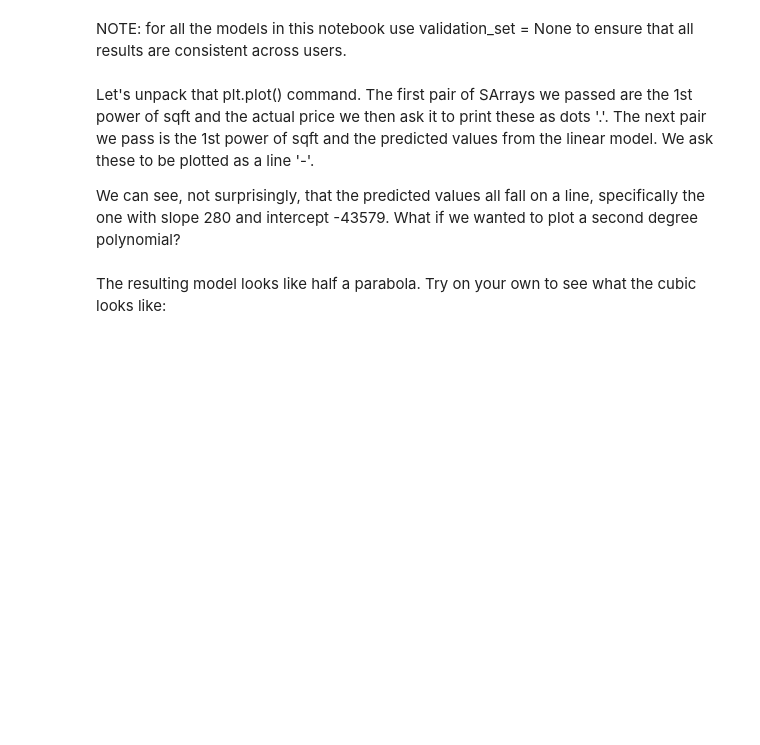
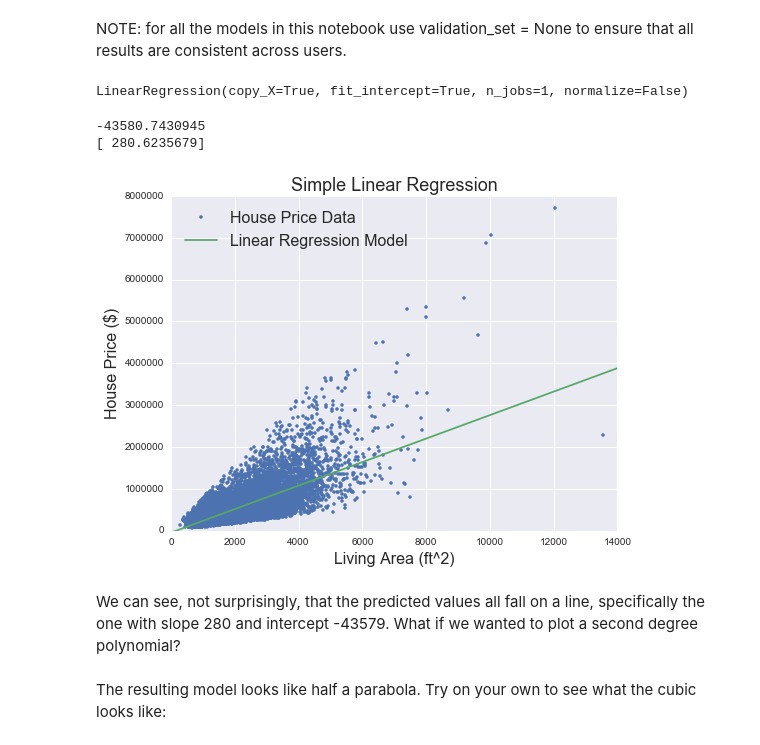
Before and after one commit to Santana9937/Coursera_ML_Specialization, a Jupyter notebook: Week_3_Assessing_Performance/assign_1_polynomial-regression.ipynb, the cells around one changed output. Drawn from its saved outputs; the diff is of its cells as text; code cells hidden in the pictures; blank space fills up the shorter version.

Commit message:
Finished Lin Reg w/ 1 feature and plot of this model

```diff
--- a/Week_3_Assessing_Performance/assign_1_polynomial-regression.ipynb
+++ b/Week_3_Assessing_Performance/assign_1_polynomial-regression.ipynb
@@ -152,6 +149,40 @@ plt.plot(poly1_data['power_1'],poly1_data['price'],'.',
+# %%
+#model1 = graphlab.linear_regression.create(poly1_data, target = 'price', features = ['power_1'], validation_set = None)
+# Now, creating the feature matrix and output vector to perform linear regression with sklearn. Note: Must pass
+# features for
+X_feat_model_1 = poly1_data[ ['power_1'] ]
+y_output_model_1 = poly1_data['price']
+# %%
+model_1 = LinearRegression()
+model_1.fit(X_feat_model_1, y_output_model_1)
+# %% [output]
+LinearRegression(copy_X=True, fit_intercept=True, n_jobs=1, normalize=False)
+# %%
+# Let's look at the intercept and weight before we plot. Let's also define the line learned by linear regression
+print model_1.intercept_
+print model_1.coef_
+# %% [output]
+-43580.7430945
+[ 280.6235679]
+# %%
+# Let's also define the line learned by linear regression
+x_model_1_lin_reg = np.arange(0,14000+1,1)
+y_model_1_lin_reg = model_1.intercept_ + model_1.coef_[0]*x_model_1_lin_reg
+# %%
+plt.figure(figsize=(8,6))
+plt.plot(poly1_data['power_1'],poly1_data['price'],'.', label= 'House Price Data')
+plt.hold(True)
+plt.plot(x_model_1_lin_reg, y_model_1_lin_reg, '-' , label= 'Linear Regression Model')
+plt.hold(False)
+plt.legend(loc='upper left', fontsize=16)
+plt.xlabel('Living Area (ft^2)', fontsize=16)
+plt.ylabel('House Price ($)', fontsize=16)
+plt.title('Simple Linear Regression', fontsize=18)
+plt.axis([0.0, 14000.0, 0.0, 8000000.0])
+plt.show()
+# %% [output]
+[figure, added]
 # %% [markdown]
-Let's unpack that plt.plot() command. The first pair of SArrays we passed are the 1st power of sqft and the actual price we then ask it to print these as dots '.'. The next pair we pass is the 1st power of sqft and the predicted values from the linear model. We ask these to be plotted as a line '-'.
-
 We can see, not surprisingly, that the predicted values all fall on a line, specifically the one with slope 280 and intercept -43579. What if we wanted to plot a second degree polynomial?
 # %%
 poly2_data = polynomial_sframe(sales['sqft_living'], 2)
```
Also changed, not shown: parts of 5 cells of this notebook.
